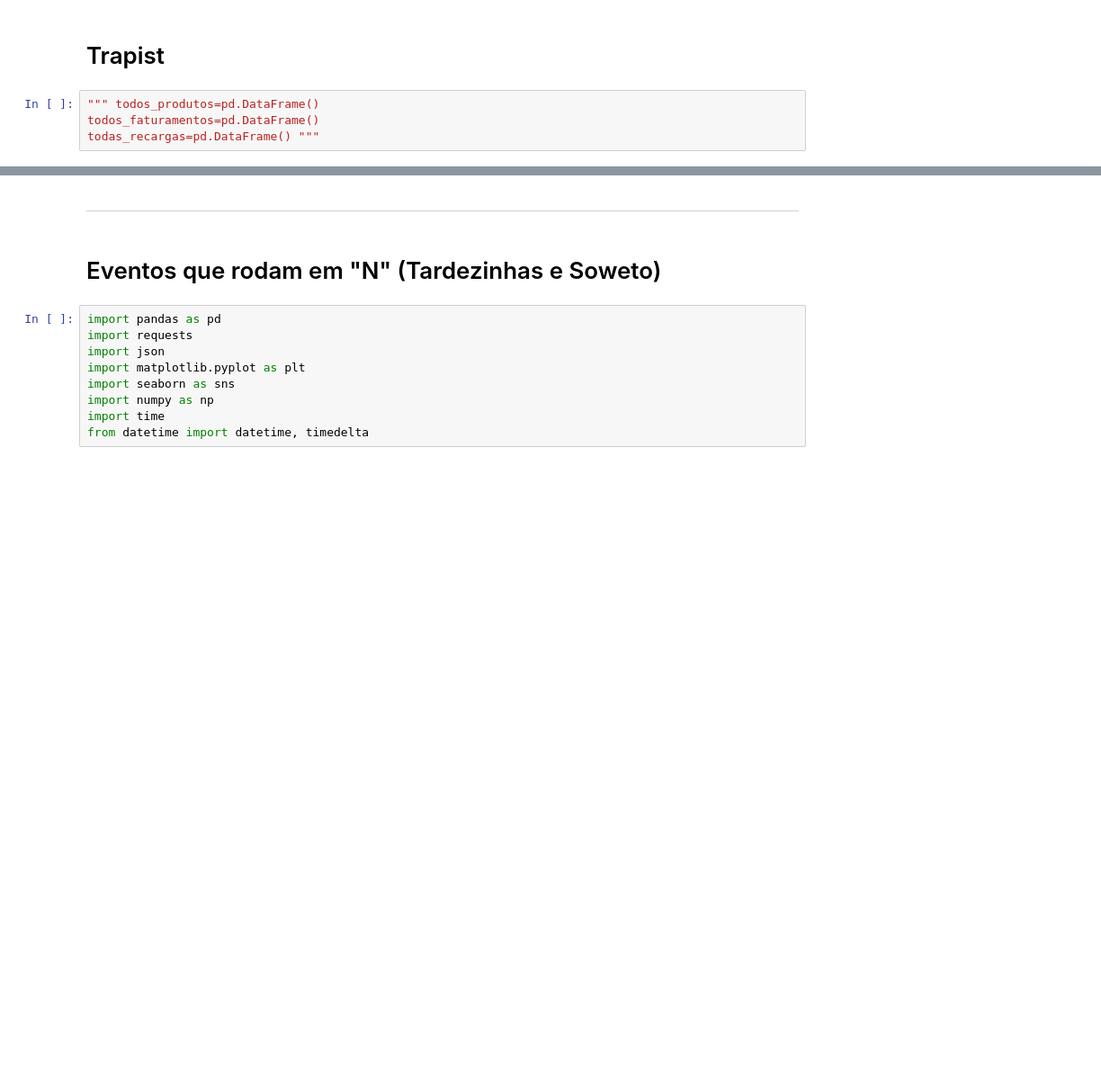
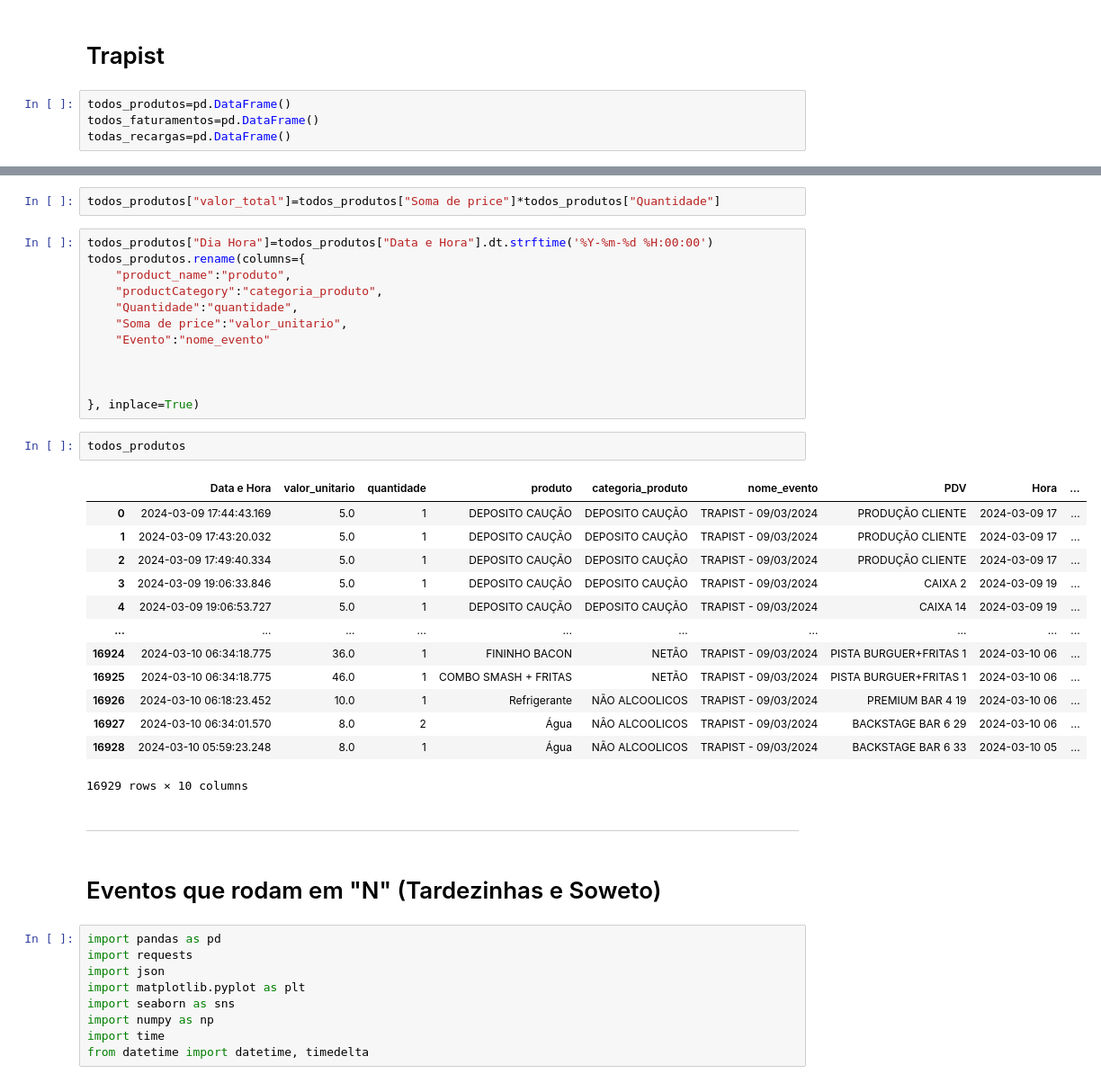
Before and after one commit to mateusono1/CB-Produ-es, a Jupyter notebook: Consumo_zig.ipynb, the cells around one changed output, grey strips where cells are left out. Shown: that part at 90% size. Saved outputs shown, nothing was run; the diff lists cells and outputs as text; blank space fills up the shorter version.

Commit message:
Trapist implementado

```diff
--- a/Consumo_zig.ipynb
+++ b/Consumo_zig.ipynb
@@ -40,6 +13,6 @@ else:
 # %% [markdown]
 # Trapist
 # %%
-""" todos_produtos=pd.DataFrame()
+todos_produtos=pd.DataFrame()
 todos_faturamentos=pd.DataFrame()
-todas_recargas=pd.DataFrame() """
+todas_recargas=pd.DataFrame()
@@ -178,3 +142,33 @@ todas_recargas=pd.concat([todas_recargas,recarga], ignore_index=True)
+# %%
+todos_produtos["valor_total"]=todos_produtos["Soma de price"]*todos_produtos["Quantidade"]
+# %%
+todos_produtos["Dia Hora"]=todos_produtos["Data e Hora"].dt.strftime('%Y-%m-%d %H:00:00')
+todos_produtos.rename(columns={
+    "product_name":"produto",
+    "productCategory":"categoria_produto",
+    "Quantidade":"quantidade",
+    "Soma de price":"valor_unitario",
+    "Evento":"nome_evento"
+
+
+
+}, inplace=True)
+# %%
+todos_produtos
+# %% [output]
+|  | Data e Hora | valor_unitario | quantidade | produto | categoria_produto | nome_evento | PDV | Hora | ... |
+| 0 | 2024-03-09 17:44:43.169 | 5.0 | 1 | DEPOSITO CAUÇÃO | DEPOSITO CAUÇÃO | TRAPIST - 09/03/2024 | PRODUÇÃO CLIENTE | 2024-03-09 17 | ... |
+| 1 | 2024-03-09 17:43:20.032 | 5.0 | 1 | DEPOSITO CAUÇÃO | DEPOSITO CAUÇÃO | TRAPIST - 09/03/2024 | PRODUÇÃO CLIENTE | 2024-03-09 17 | ... |
+| 2 | 2024-03-09 17:49:40.334 | 5.0 | 1 | DEPOSITO CAUÇÃO | DEPOSITO CAUÇÃO | TRAPIST - 09/03/2024 | PRODUÇÃO CLIENTE | 2024-03-09 17 | ... |
+| 3 | 2024-03-09 19:06:33.846 | 5.0 | 1 | DEPOSITO CAUÇÃO | DEPOSITO CAUÇÃO | TRAPIST - 09/03/2024 | CAIXA 2 | 2024-03-09 19 | ... |
+| 4 | 2024-03-09 19:06:53.727 | 5.0 | 1 | DEPOSITO CAUÇÃO | DEPOSITO CAUÇÃO | TRAPIST - 09/03/2024 | CAIXA 14 | 2024-03-09 19 | ... |
+| ... | ... | ... | ... | ... | ... | ... | ... | ... | ... |
+| 16924 | 2024-03-10 06:34:18.775 | 36.0 | 1 | FININHO BACON | NETÃO | TRAPIST - 09/03/2024 | PISTA BURGUER+FRITAS 1 | 2024-03-10 06 | ... |
+| 16925 | 2024-03-10 06:34:18.775 | 46.0 | 1 | COMBO SMASH + FRITAS | NETÃO | TRAPIST - 09/03/2024 | PISTA BURGUER+FRITAS 1 | 2024-03-10 06 | ... |
+| 16926 | 2024-03-10 06:18:23.452 | 10.0 | 1 | Refrigerante | NÃO ALCOOLICOS | TRAPIST - 09/03/2024 | PREMIUM BAR 4 19 | 2024-03-10 06 | ... |
+| 16927 | 2024-03-10 06:34:01.570 | 8.0 | 2 | Água | NÃO ALCOOLICOS | TRAPIST - 09/03/2024 | BACKSTAGE BAR 6 29 | 2024-03-10 06 | ... |
+| 16928 | 2024-03-10 05:59:23.248 | 8.0 | 1 | Água | NÃO ALCOOLICOS | TRAPIST - 09/03/2024 | BACKSTAGE BAR 6 33 | 2024-03-10 05 | ... |
+16929 rows × 10 columns
 # %% [markdown]
 - - -
 # %% [markdown]
```
Also changed, not shown: parts of 12 cells of this notebook, 1 other file.
